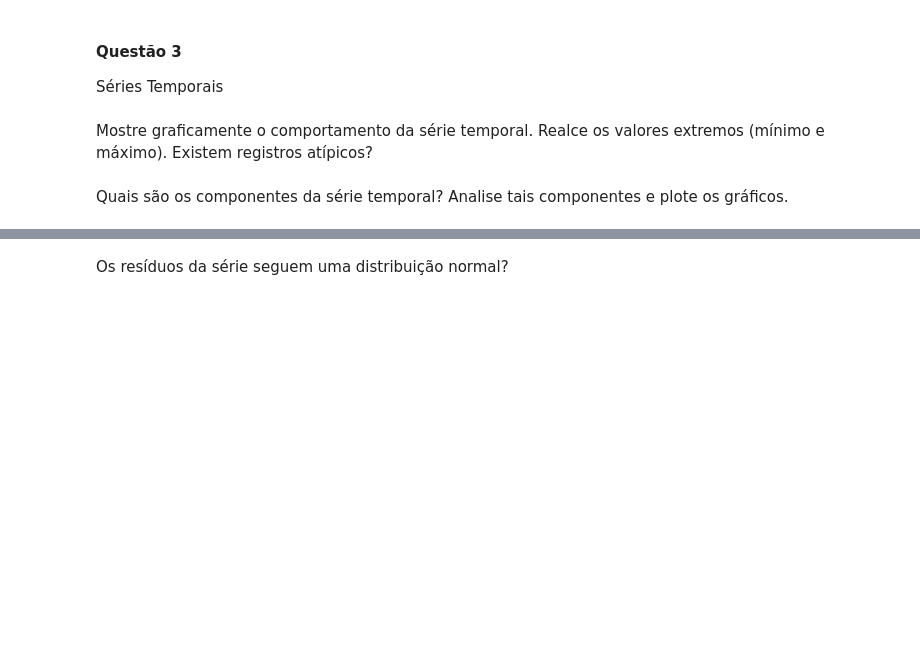
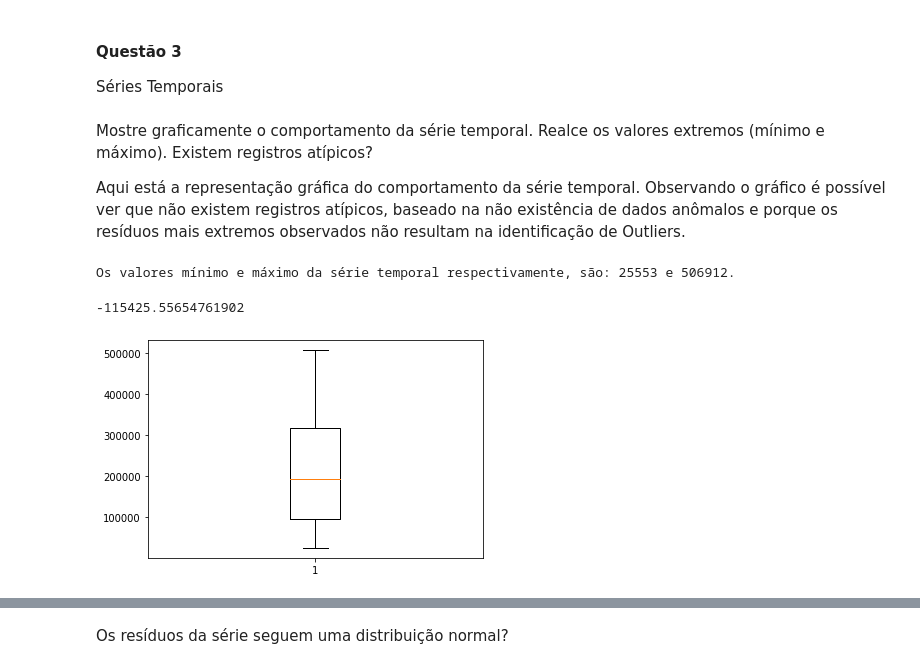
Before and after one commit to mariananomura/projeto-ada-modulo-VI, a Jupyter notebook: Projeto6.ipynb, the cells around one changed output, grey strips where cells are left out. Cells and saved outputs as stored; diff of their text form; code cells hidden in the pictures; blank space fills up the shorter version.

```diff
--- a/Projeto6.ipynb
+++ b/Projeto6.ipynb
@@ -412,6 +417,23 @@ Séries Temporais
+# %%
+# Importação dos dados
+data = pd.read_csv('ipeadata_vendas_ventiladores.csv',sep=";")
+# %%
+# Tratamento e limpeza de dados
+data = data.drop(columns = 'Unnamed: 2')
+data.rename(columns={'Vendas industriais - ventiladores - qde. - Unidade - Associação Nacional de Fabricantes de Produtos Eletroeletrônicos (Eletros) - ELET12_VENT12': 'Quantidade'}, inplace = True)
+data['Data'] = data['Data'].astype(str);
+data['Data'] = data['Data'].str.replace('.', '-', regex = False )
+data['Data'] = pd.to_datetime(data['Data'])
 # %% [markdown]
 Mostre graficamente o comportamento da série temporal. Realce os valores extremos
 (mínimo e máximo). Existem registros atípicos?
+
+Aqui está a representação gráfica do comportamento da série temporal. Observando o gráfico é possível ver que não existem registros atípicos, baseado na não existência de dados anômalos e porque os resíduos mais extremos observados não resultam na identificação de Outliers.
-# %% [markdown]
-Quais são os componentes da série temporal? Analise tais componentes e plote os
-gráficos.
+# %%
+plt.boxplot(x = data['Quantidade']);
+
+print(f"Os valores mínimo e máximo da série temporal respectivamente, são: {data['Quantidade'].min()} e {data['Quantidade'].max()}. ")
+# %% [output]
+Os valores mínimo e máximo da série temporal respectivamente, são: 25553 e 506912.
+-115425.55654761902
+[figure, added]
```
Also changed, not shown: parts of 12 cells of this notebook, 1 other file.
